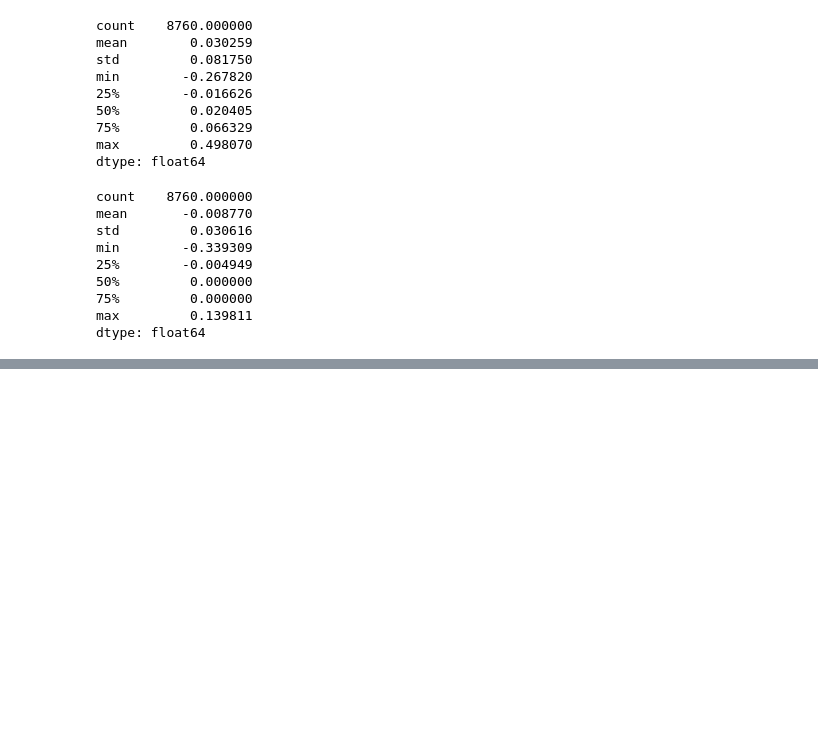
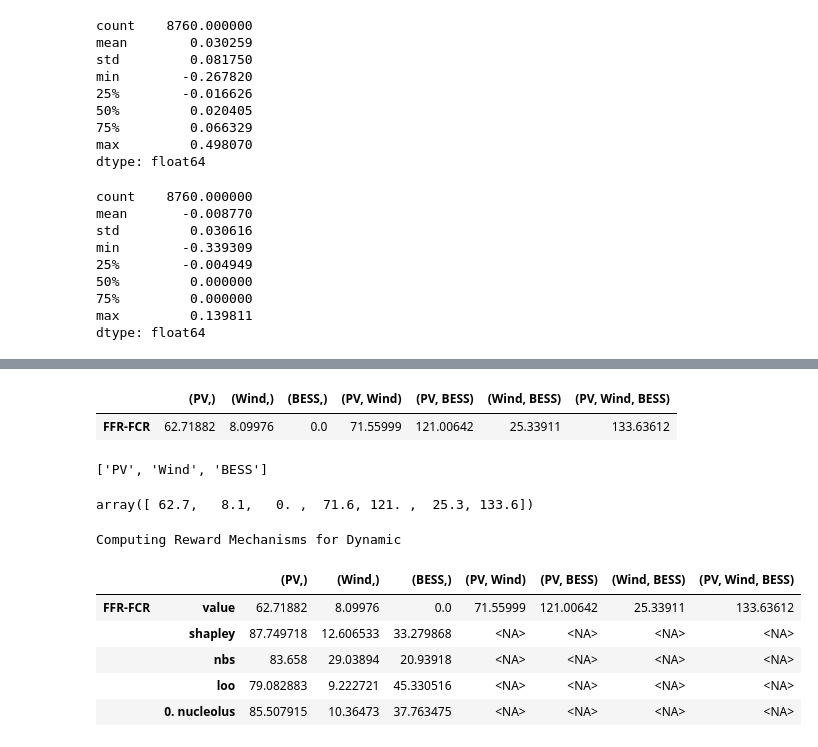
Before and after one commit to cvonholly/dvpp_reward_mechanism, a Jupyter notebook: frequency_analysis.ipynb, the cells around one changed output, grey strips where cells are left out. Saved outputs shown, nothing was run; the diff lists cells and outputs as text; code cells hidden in the pictures; blank space fills up the shorter version.

```diff
--- a/frequency_analysis.ipynb
+++ b/frequency_analysis.ipynb
@@ -175,0 +261,35 @@ dtype: float64
+# %%
+df_expected = pd.read_csv('pics/v_case/expected_values_DPF.csv', index_col=0, header=[0,1,2])
+df_realized = pd.read_csv('pics/v_case/values_DPF.csv', index_col=0, header=[0,1,2])
+# %%
+df_expected.columns = [tuple(c for c in col if c!='nan') for col in df_expected.columns.values]
+df_realized.columns = [tuple(c for c in col if c!='nan') for col in df_realized.columns.values]
+df_expected = df_expected.iloc[:, 1:]
+df_realized = df_realized.iloc[:, 1:]
+# %%
+df_expected
+# %% [output]
+|  | (PV,) | (Wind,) | (BESS,) | (PV, Wind) | (PV, BESS) | (Wind, BESS) | (PV, Wind, BESS) |
+| FFR-FCR | 62.71882 | 8.09976 | 0.0 | 71.55999 | 121.00642 | 25.33911 | 133.63612 |
+# %%
+n_players = 3
+players = list(str(x[0]) for x in df_expected.columns[:n_players])
+players
+# %% [output]
+['PV', 'Wind', 'BESS']
+# %%
+df_expected.iloc[2, 2:].astype(float).round(decimals=1).values
+# %% [output]
+array([ 62.7,   8.1,   0. ,  71.6, 121. ,  25.3, 133.6])
+# %%
+print('Computing Reward Mechanisms for Dynamic')
+df_expected = add_reward_mechanisms(df_expected, players, add_LOO=True)
+df_expected
+# %% [output]
+Computing Reward Mechanisms for Dynamic
+|  |  | (PV,) | (Wind,) | (BESS,) | (PV, Wind) | (PV, BESS) | (Wind, BESS) | (PV, Wind, BESS) |
+| FFR-FCR | value | 62.71882 | 8.09976 | 0.0 | 71.55999 | 121.00642 | 25.33911 | 133.63612 |
+|  | shapley | 87.749718 | 12.606533 | 33.279868 | <NA> | <NA> | <NA> | <NA> |
+|  | nbs | 83.658 | 29.03894 | 20.93918 | <NA> | <NA> | <NA> | <NA> |
+|  | loo | 79.082883 | 9.222721 | 45.330516 | <NA> | <NA> | <NA> | <NA> |
+|  | 0. nucleolus | 85.507915 | 10.36473 | 37.763475 | <NA> | <NA> | <NA> | <NA> |
```
Also changed, not shown: parts of 10 cells of this notebook, 5 other files.
